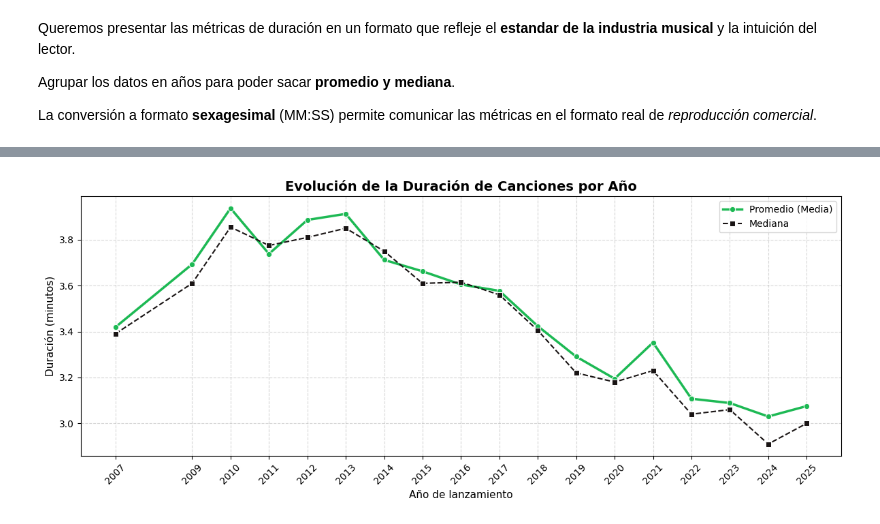
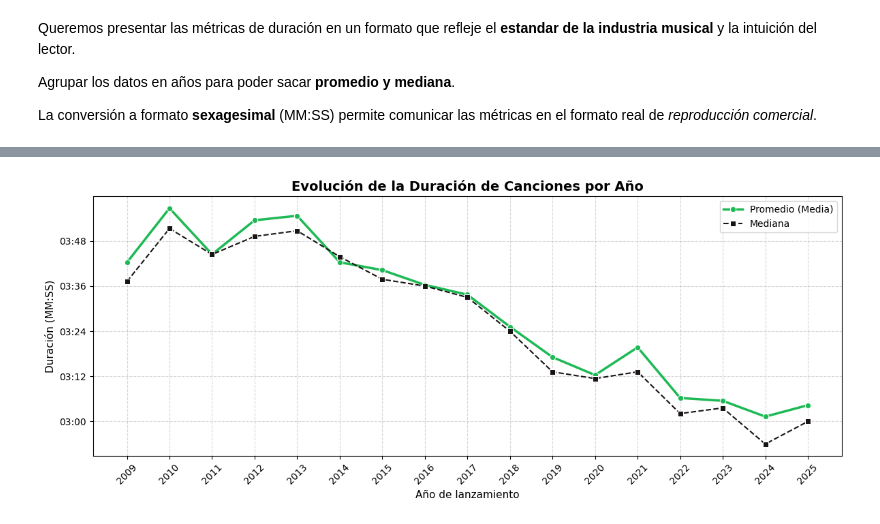
Before and after one commit to OjedaRocio/TP-Grupal-Laboratorio-2C-2026, a Jupyter notebook: TP_Grupal.ipynb, the cells around one changed output, grey strips where cells are left out. Cells and saved outputs as stored; diff of their text form; code cells hidden in the pictures.

```diff
--- a/TP_Grupal.ipynb
+++ b/TP_Grupal.ipynb
@@ -498,10 +497,3 @@ display(filas_duplicadas[["Nombre de la canción", "Nombre del artista", "Nombre
 *   Re-ediciones y relanzamientos en álbumes distintos
 
 Conservar estas entradas duplicadas generaría una **sobre-representación** de ciertos temas en la muestra, distorsionando las *métricas de tendencia central*
-# %%
-# Eliminar las canciones repetidas dejando el primer registro
-df = df.drop_duplicates(subset=["Nombre de la canción", "Nombre del artista"], keep="first").reset_index(drop=True)
-
-# Comprobar que ya no quedan duplicados
-print("Cantidad total de canciones únicas listas para analizar:", len(df))
-print("Duplicados restantes:", df.duplicated(subset=["Nombre de la canción", "Nombre del artista"]).sum())
@@ -510,0 +500,13 @@ Duplicados restantes: 0
+# %%
+# Ordenamos por año para quedarnos con el lanzamiento MÁS ANTIGUO de cada canción
+df = (df.sort_values("Año de lanzamiento")
+        .drop_duplicates(subset=["Nombre de la canción", "Nombre del artista"], keep="first")
+        .reset_index(drop=True))
+# %%
+# Años con al menos 100 canciones DESPUÉS de eliminar duplicados
+conteo = df.groupby("Año de lanzamiento").size()
+print(conteo[conteo >= 100])
+
+# Ventana continua de análisis
+df = df[df["Año de lanzamiento"].between(2009, 2025)].copy()
+print("Canciones en la ventana 2009-2025:", len(df))
@@ -566,29 +603,76 @@ A partir de la tabla de agregación por año, respondemos a la hipótesis inicia
 # %%
+from matplotlib.ticker import FuncFormatter
+
 # 1. Asegurar la muestra filtrada por representatividad (n >= 100)
-df_representativo = df[df.groupby("Año de lanzamiento")["Año de lanzamiento"].transform("count") >= 100].copy()
+df_representativo = df[
+    df.groupby("Año de lanzamiento")["Año de lanzamiento"]
+    .transform("count") >= 100
+].copy()
 
 # 2. Agrupar por todos los años
-resumen_completo = df_representativo.groupby("Año de lanzamiento")["Duración (minutos)"].agg(
+resumen_completo = df_representativo.groupby("Año de lanzamiento")[
+    "Duración (minutos)"
+].agg(
     Promedio="mean",
     Mediana="median",
     Canciones="count"
 ).reset_index()
 
-# 3. Graficar la evolución temporal completa
+# 3. Función para convertir minutos decimales a MM:SS
+def formato_minutos_segundos(valor, posicion):
+    minutos = int(valor)
+    segundos = round((valor - minutos) * 60)
+
+    if segundos == 60:
+        minutos += 1
+        segundos = 0
+
+    return f"{minutos:02d}:{segundos:02d}"
+
+# 4. Graficar la evolución temporal
 plt.figure(figsize=(12, 5))
-sns.lineplot(data=resumen_completo, x="Año de lanzamiento", y="Promedio", marker="o", label="Promedio (Media)", color="#1DB954", linewidth=2.5)
-sns.lineplot(data=resumen_completo, x="Año de lanzamiento", y="Mediana", marker="s", label="Mediana", color="#191414", linestyle="--")
 
-plt.title("Evolución de la Duración de Canciones por Año", fontsize=14, fontweight="bold")
+sns.lineplot(
+    data=resumen_completo,
+    x="Año de lanzamiento",
+    y="Promedio",
+    marker="o",
+    label="Promedio (Media)",
+    color="#1DB954",
+    linewidth=2.5
+)
+
+sns.lineplot(
+    data=resumen_completo,
+    x="Año de lanzamiento",
+    y="Mediana",
+    marker="s",
+    label="Mediana",
+    color="#191414",
+    linestyle="--"
+)
+
+plt.title(
+    "Evolución de la Duración de Canciones por Año",
+    fontsize=14,
+    fontweight="bold"
+)
+
 plt.xlabel("Año de lanzamiento", fontsize=11)
-plt.ylabel("Duración (minutos)", fontsize=11)
+plt.ylabel("Duración (MM:SS)", fontsize=11)
+
+# Aplicar formato MM:SS al eje Y
+plt.gca().yaxis.set_major_formatter(
+    FuncFormatter(formato_minutos_segundos)
+)
+
 plt.xticks(resumen_completo["Año de lanzamiento"], rotation=45)
 plt.grid(True, linestyle="--", alpha=0.5)
 plt.legend()
 
 plt.tight_layout()
 plt.show()
 # %% [output]
-[figure, old version]
+[figure, new version]
 # %% [markdown]
 # **Grafico:**
```
Also changed, not shown: parts of 22 cells of this notebook.
